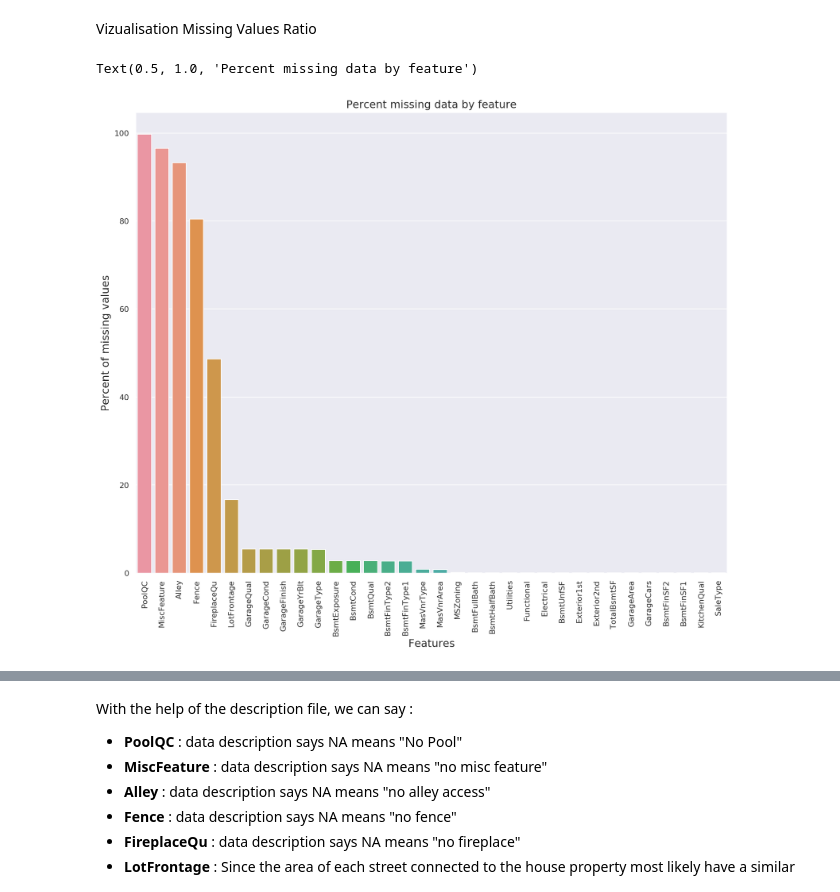
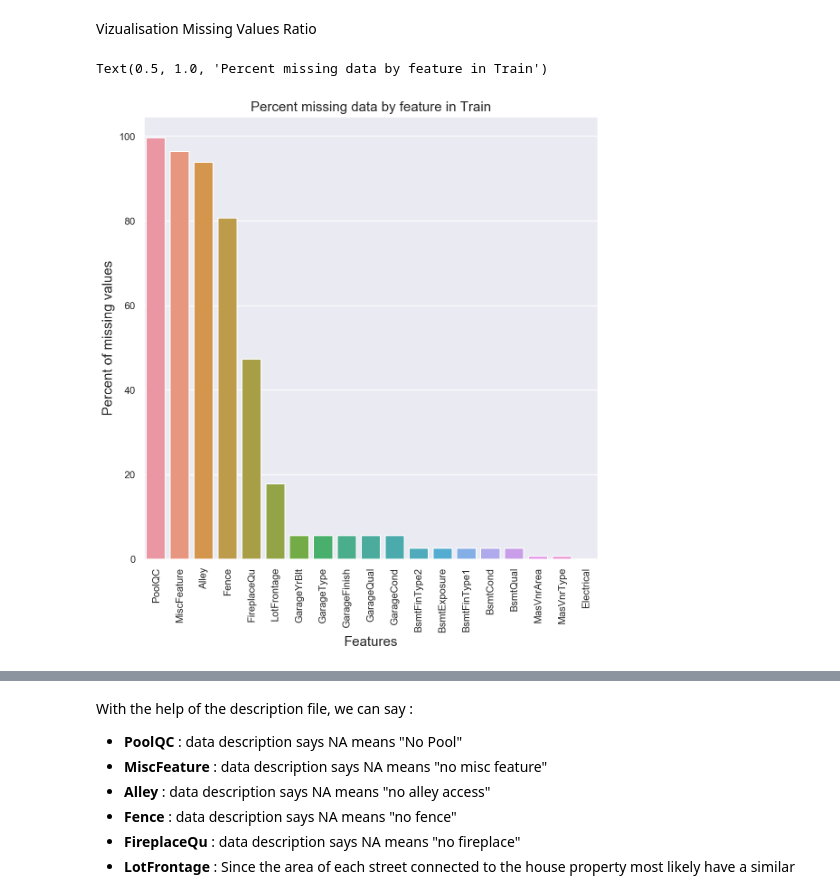
Before and after one commit to Simplon-IA-Bdx-1/house-prices-mehdi-bastien, a Jupyter notebook: HousePrices.ipynb, the cells around one changed output, grey strips where cells are left out. Saved outputs shown, nothing was run; the diff lists cells and outputs as text; code cells hidden in the pictures.

Commit message:
modif HousePrices.ipynb

```diff
--- a/HousePrices.ipynb
+++ b/HousePrices.ipynb
@@ -417,7 +400,11 @@ Combined dataset(train + test) size: (2903, 79)
+# %%
+y_train = train.SalePrice.values
+X_train = train
+X_train.drop(['SalePrice'], axis=1, inplace=True)
 # %% [markdown]
 Missing values ratio
 # %%
-combined_na = (combined.isnull().sum() / len(combined)) * 100
-combined_na = combined_na.drop(combined_na[combined_na == 0].index).sort_values(ascending = False)
-len(combined_na)
+X_train_na = (X_train.isnull().sum() / len(X_train)) * 100
+X_train_na = X_train_na.drop(X_train_na[X_train_na == 0].index).sort_values(ascending = False)
+len(X_train_na)
 # %% [output]
@@ -447,12 +461,12 @@ missing_data
 Vizualisation Missing Values Ratio
 # %%
 # Percent missing data by feature
-f, ax = plt.subplots(figsize = (15, 12))
+f, ax = plt.subplots(figsize = (9, 9))
 plt.xticks(rotation = '90')
-sns.barplot(x = combined_na.index, y = combined_na)
+sns.barplot(x = X_train_na.index, y = X_train_na)
 plt.xlabel('Features', fontsize = 15)
 plt.ylabel('Percent of missing values', fontsize = 15)
-plt.title('Percent missing data by feature', fontsize=15)
+plt.title('Percent missing data by feature in Train', fontsize=15)
 # %% [output]
-Text(0.5, 1.0, 'Percent missing data by feature')
+Text(0.5, 1.0, 'Percent missing data by feature in Train')
-[figure, old version]
+[figure, new version]
```
Also changed, not shown: parts of 51 cells of this notebook.
